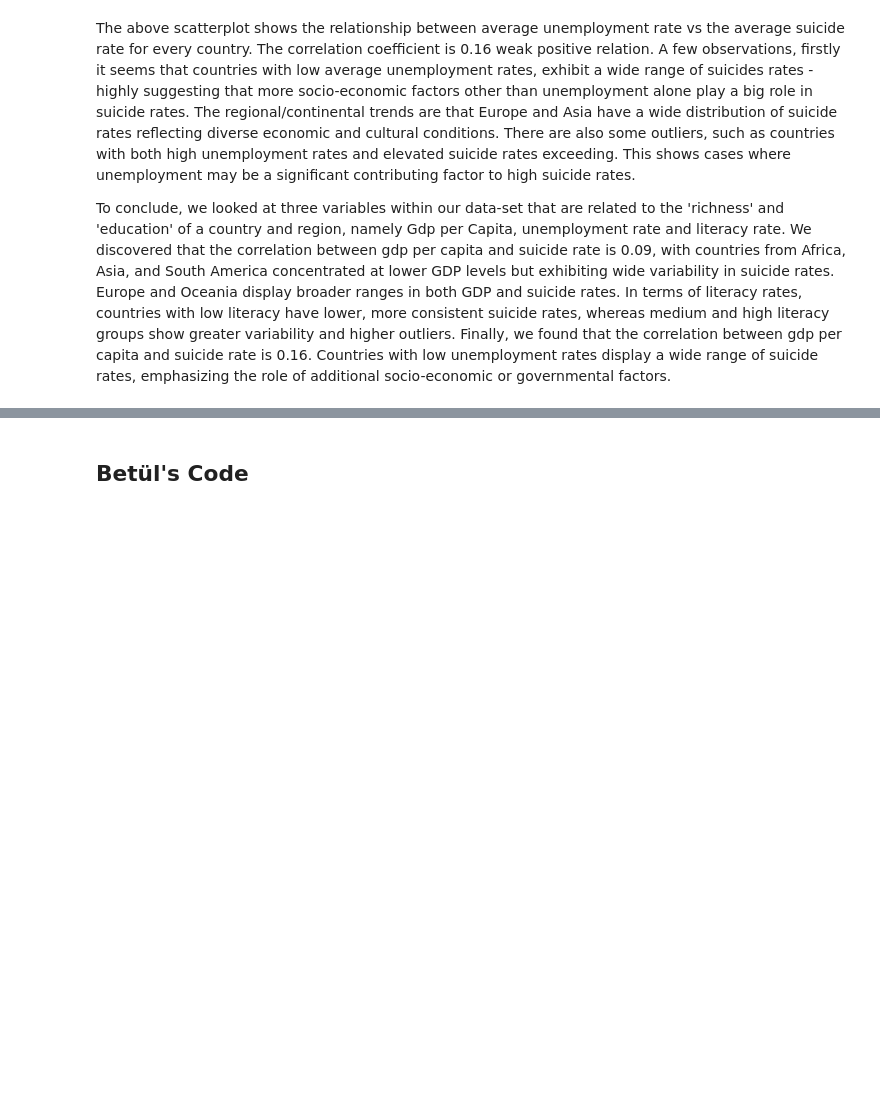
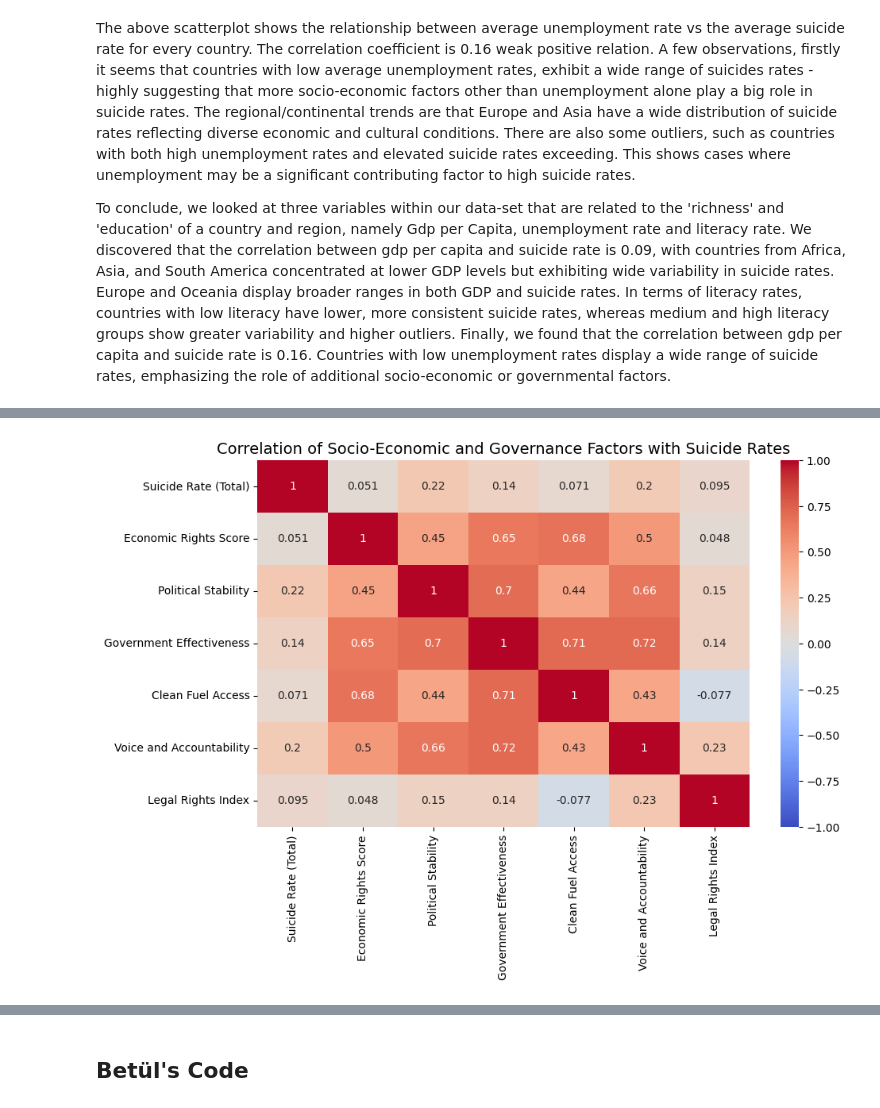
Before and after one commit to CU-F24-MDSSB-01-Concepts-Tools/FinalProject_7, a Jupyter notebook: report.ipynb, the cells around one changed output, grey strips where cells are left out. Cells and saved outputs as stored; diff of their text form; code cells hidden in the pictures; blank space fills up the shorter version.

```diff
--- a/report.ipynb
+++ b/report.ipynb
@@ -642,0 +646,30 @@ To conclude, we looked at three variables within our data-set that are related t
+# %%
+# select relevant columns
+socio_governance_factors = data[[
+    "Suicide Rate (Total)",
+    "Economic Rights Score",
+    "Political Stability",
+    "Government Effectiveness",
+    "Clean Fuel Access",
+    "Voice and Accountability",
+    "Legal Rights Index"
+]]
+
+# cleanup - clean values
+socio_governance_factors = socio_governance_factors.dropna()
+
+# get correlation matrix
+correlation_matrix = socio_governance_factors.corr()
+
+# Plot the heatmap
+plt.figure(figsize=(10, 6))
+plt.title("Correlation of Socio-Economic and Governance Factors with Suicide Rates", fontsize=14)
+sns.heatmap(
+    correlation_matrix,
+    annot=True,
+    cmap="coolwarm",
+    vmin=-1, vmax=1 # -1 to +1 scale correlation
+)
+plt.show()
+# %% [output]
+[figure, added]
```
Also changed, not shown: parts of 3 cells of this notebook.
